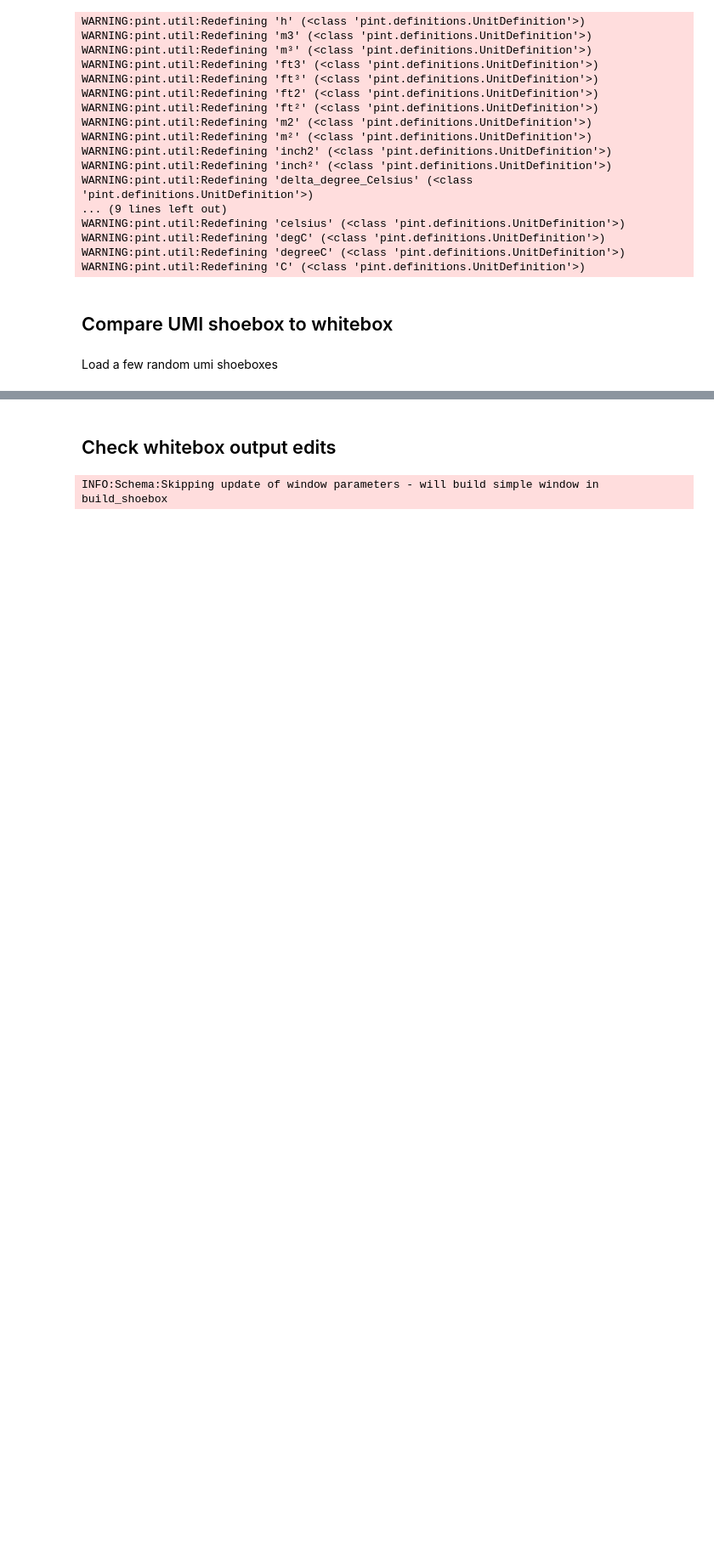
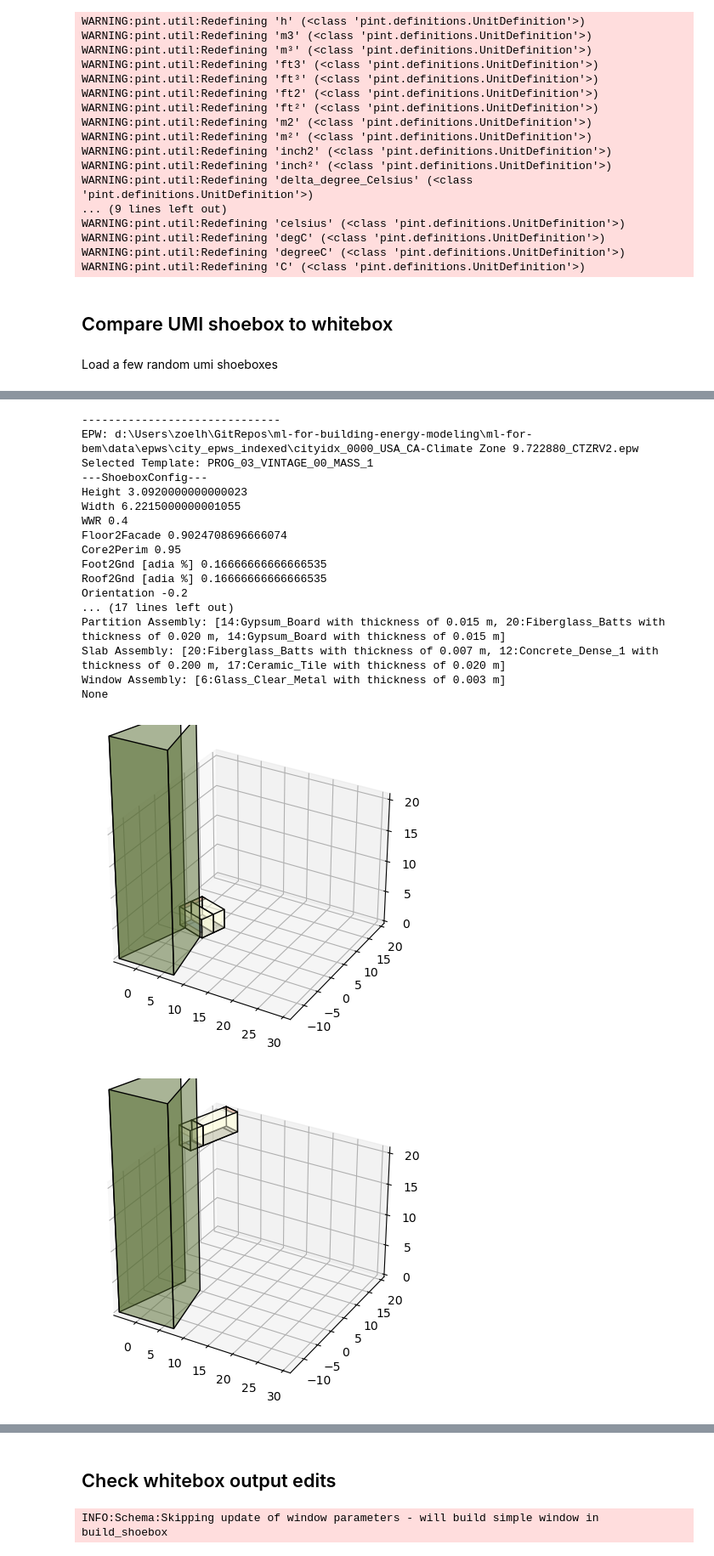
Before and after one commit to szvsw/ml-for-building-energy-modeling, a Jupyter notebook: ml-for-bem/shoebox_tester.ipynb, the cells around one changed output, grey strips where cells are left out. Shown at 85% size. Drawn from its saved outputs; the diff is of its cells as text; code cells hidden in the pictures; blank space fills up the shorter version.

Commit message:
Updating of geometry ratios

```diff
--- a/ml-for-bem/shoebox_tester.ipynb
+++ b/ml-for-bem/shoebox_tester.ipynb
@@ -131,3 +134,5 @@ INFO:UmiSurrogate:Hourly output already calculated and saved under d:\Users\zoel
 | 3 | 45528662-89aa-7b48-8da3-1153c0ecbd22 | 27.396955 | 36.574237 | 1255.630962 | 1676.23538 | North | ... |
 | 4 | 45528662-89aa-7b48-8da3-1153c0ecbd22 | 344.588024 | 460.016242 | 1255.630962 | 1676.23538 | South | ... |
 5 rows × 25 columns
+# %%
+shoeboxes = umi._fetch_shoeboxcollection()
@@ -134,8 +142,7 @@ INFO:UmiSurrogate:Hourly output already calculated and saved under d:\Users\zoel
 # %%
 # randomly select n samples
 n = 2
-indices = np.random.randint(0, high=umi.shoeboxdf.shape[0])
-test_sbs = umi.shoeboxdf.iloc[indices:indices+n-1]
-storage_b = schema.generate_empty_storage_batch(n)
-storage_b.shape
+indices = np.random.randint(0, high=umi.shoeboxdf.shape[0], size=[2])
+test_sbs = umi.shoeboxdf.iloc[indices]
+test_sbs
 # %% [output]
@@ -226,2 +152,0 @@ array([[0.],
-# %%
-whitebox_sim = WhiteboxSimulation(schema, storage_b[0])
@@ -232,6 +152,0 @@ KeyError: 0.305472687413836
-# %%
-for i, sb in test_sbs.iterrows():
-    # Open the idf
-    eplus_model = ShoeBox(sb["ShoeboxPath"])
-    # Show the model
-    eplus_model.view_model()
@@ -237,0 +288,20 @@ for i, sb in test_sbs.iterrows():
+# %%
+epw = "D:/Users/zoelh/GitRepos/ml-for-building-energy-modeling/ml-for-bem/data/epws/city_epws_indexed/cityidx_0000_USA_CA-Climate Zone 9.722880_CTZRV2.epw"
+for i in indices:
+    sb_info = umi.shoeboxdf.iloc[i]
+    print(sb_info)
+    sb = shoeboxes[sb_info['ShoeboxPath']]
+
+    whitebox_sim = build_whitebox_from_umi(
+        shoebox = sb,
+        floor_2_facade = sb_info["Floor2Fac"],
+        core_2_perim = sb_info["Core2Perimeter"],
+        roof_2_footprint = sb_info["Roof2FloorRatio"],
+        ground_2_footprint = sb_info["Ground2FloorRatio"],
+        )
+    # print(whitebox_sim.summarize())
+    wb_hourly, wb_monthly = whitebox_sim.simulate()
+    print(whitebox_sim.summarize())
+    whitebox_sim.shoebox.view_model()
+    sb.view_model()
+# %% [output]
@@ -237,0 +328,19 @@ for i, sb in test_sbs.iterrows():
+------------------------------
+EPW: d:\Users\zoelh\GitRepos\ml-for-building-energy-modeling\ml-for-bem\data\epws\city_epws_indexed\cityidx_0000_USA_CA-Climate Zone 9.722880_CTZRV2.epw
+Selected Template: PROG_03_VINTAGE_00_MASS_1
+---ShoeboxConfig---
+Height 3.0920000000000023
+Width 6.2215000000001055
+WWR 0.4
+Floor2Facade 0.9024708696666074
+Core2Perim 0.95
+Foot2Gnd [adia %] 0.16666666666666535
+Roof2Gnd [adia %] 0.16666666666666535
+Orientation -0.2
+... (17 lines left out)
+Partition Assembly: [14:Gypsum_Board with thickness of 0.015 m, 20:Fiberglass_Batts with thickness of 0.020 m, 14:Gypsum_Board with thickness of 0.015 m]
+Slab Assembly: [20:Fiberglass_Batts with thickness of 0.007 m, 12:Concrete_Dense_1 with thickness of 0.200 m, 17:Ceramic_Tile with thickness of 0.020 m]
+Window Assembly: [6:Glass_Clear_Metal with thickness of 0.003 m]
+None
+[figure, added]
+[figure, added]
```
Also changed, not shown: parts of 16 cells of this notebook, 7 other files.
